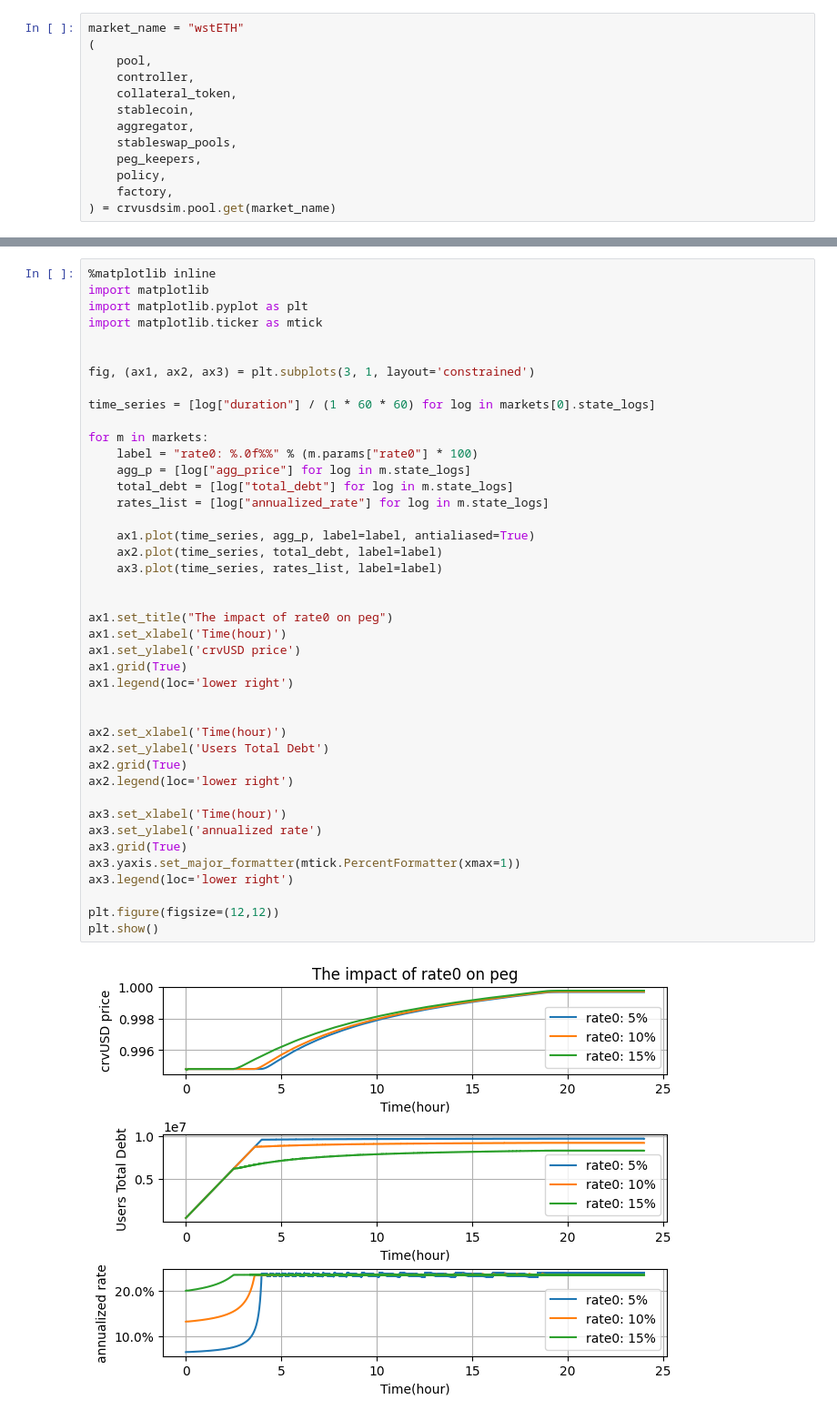
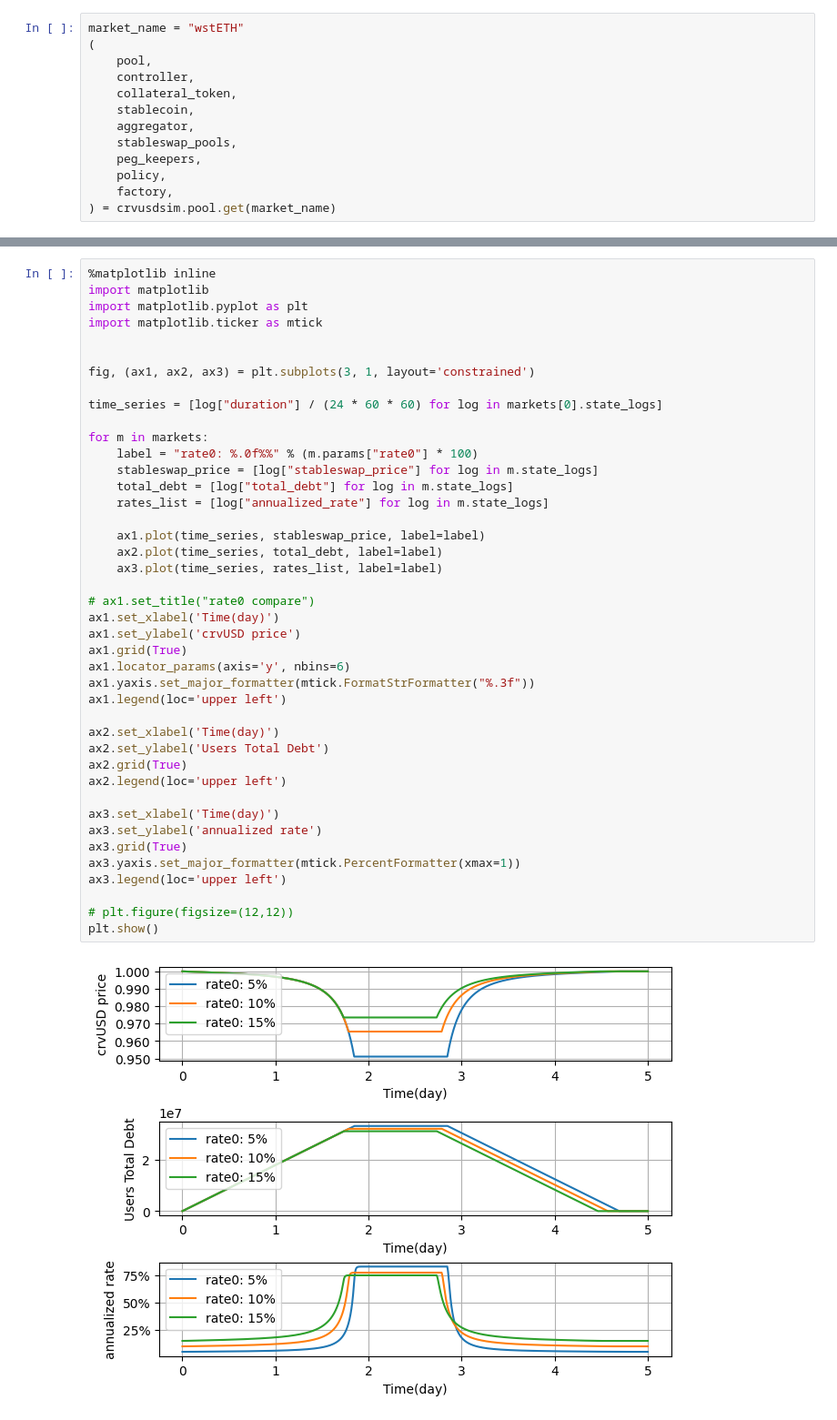
Before and after one commit to 0xreviews/crvusdsim, a Jupyter notebook: notebooks/rate_compare.ipynb, the cells around one changed output, grey strips where cells are left out. Shown at 91% size. Saved outputs shown, nothing was run; the diff lists cells and outputs as text.

Commit message:
updat `rate_compare.ipynb`

```diff
--- a/notebooks/rate_compare.ipynb
+++ b/notebooks/rate_compare.ipynb
@@ -369,44 +377,44 @@ init collateral_amount 3.4645765270461593 annualized_rate 0.20000243041340826
 # %%
 %matplotlib inline
 import matplotlib
 import matplotlib.pyplot as plt
 import matplotlib.ticker as mtick
 
 
 fig, (ax1, ax2, ax3) = plt.subplots(3, 1, layout='constrained')
 
-time_series = [log["duration"] / (1 * 60 * 60) for log in markets[0].state_logs]
+time_series = [log["duration"] / (24 * 60 * 60) for log in markets[0].state_logs]
 
 for m in markets:
     label = "rate0: %.0f%%" % (m.params["rate0"] * 100)
-    agg_p = [log["agg_price"] for log in m.state_logs]
+    stableswap_price = [log["stableswap_price"] for log in m.state_logs]
     total_debt = [log["total_debt"] for log in m.state_logs]
     rates_list = [log["annualized_rate"] for log in m.state_logs]
 
-    ax1.plot(time_series, agg_p, label=label, antialiased=True)
+    ax1.plot(time_series, stableswap_price, label=label)
     ax2.plot(time_series, total_debt, label=label)
     ax3.plot(time_series, rates_list, label=label)
 
-
-ax1.set_title("The impact of rate0 on peg")
-ax1.set_xlabel('Time(hour)')
+# ax1.set_title("rate0 compare")
+ax1.set_xlabel('Time(day)')
 ax1.set_ylabel('crvUSD price')
 ax1.grid(True)
-ax1.legend(loc='lower right')
+ax1.locator_params(axis='y', nbins=6)
+ax1.yaxis.set_major_formatter(mtick.FormatStrFormatter("%.3f"))
+ax1.legend(loc='upper left')
 
-
-ax2.set_xlabel('Time(hour)')
+ax2.set_xlabel('Time(day)')
 ax2.set_ylabel('Users Total Debt')
 ax2.grid(True)
-ax2.legend(loc='lower right')
+ax2.legend(loc='upper left')
 
-ax3.set_xlabel('Time(hour)')
+ax3.set_xlabel('Time(day)')
 ax3.set_ylabel('annualized rate')
 ax3.grid(True)
 ax3.yaxis.set_major_formatter(mtick.PercentFormatter(xmax=1))
-ax3.legend(loc='lower right')
+ax3.legend(loc='upper left')
 
-plt.figure(figsize=(12,12))
+# plt.figure(figsize=(12,12))
 plt.show()
 # %% [output]
-[figure, old version]
+[figure, new version]
```
Also changed, not shown: parts of 3 cells of this notebook, 1 other file.
